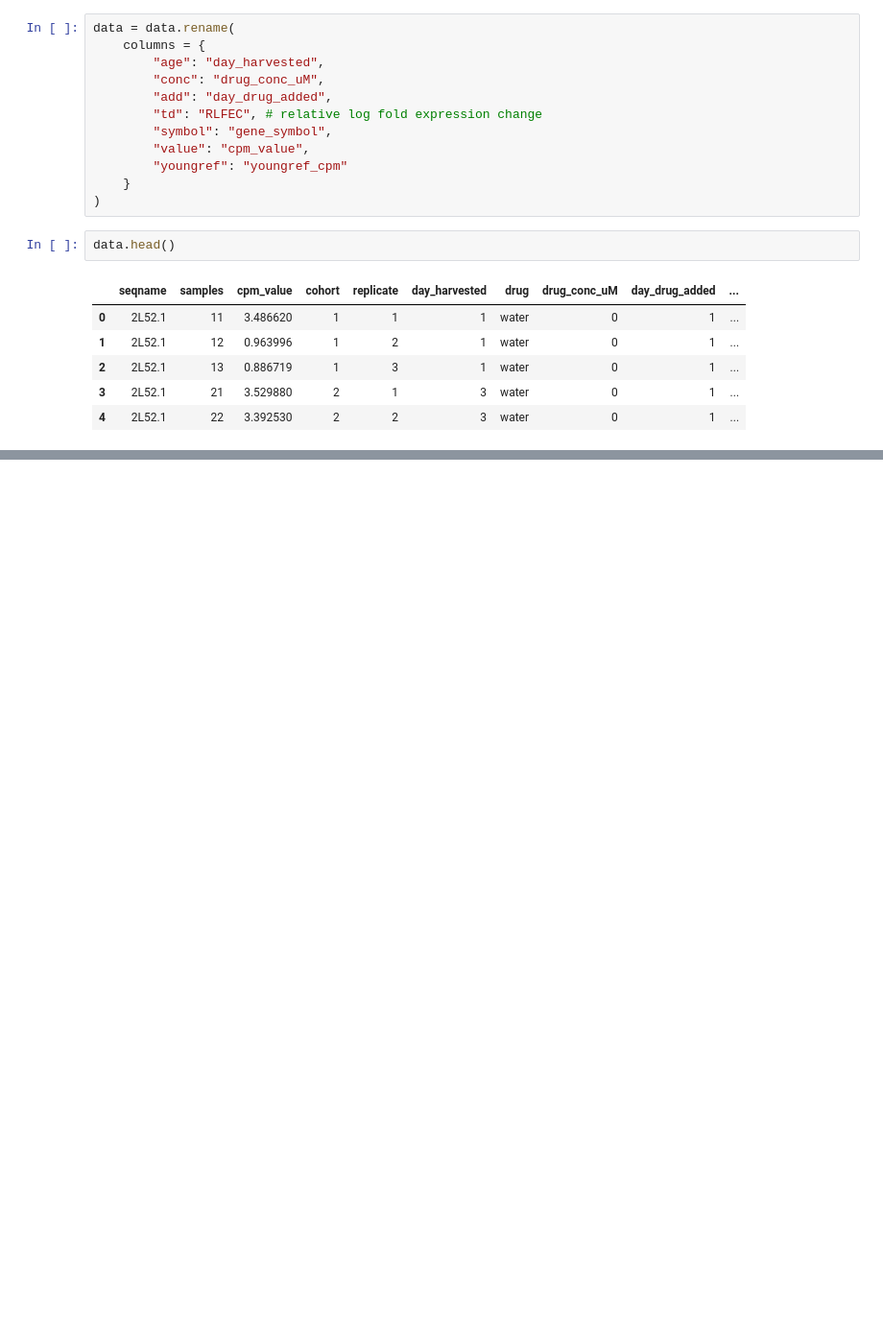
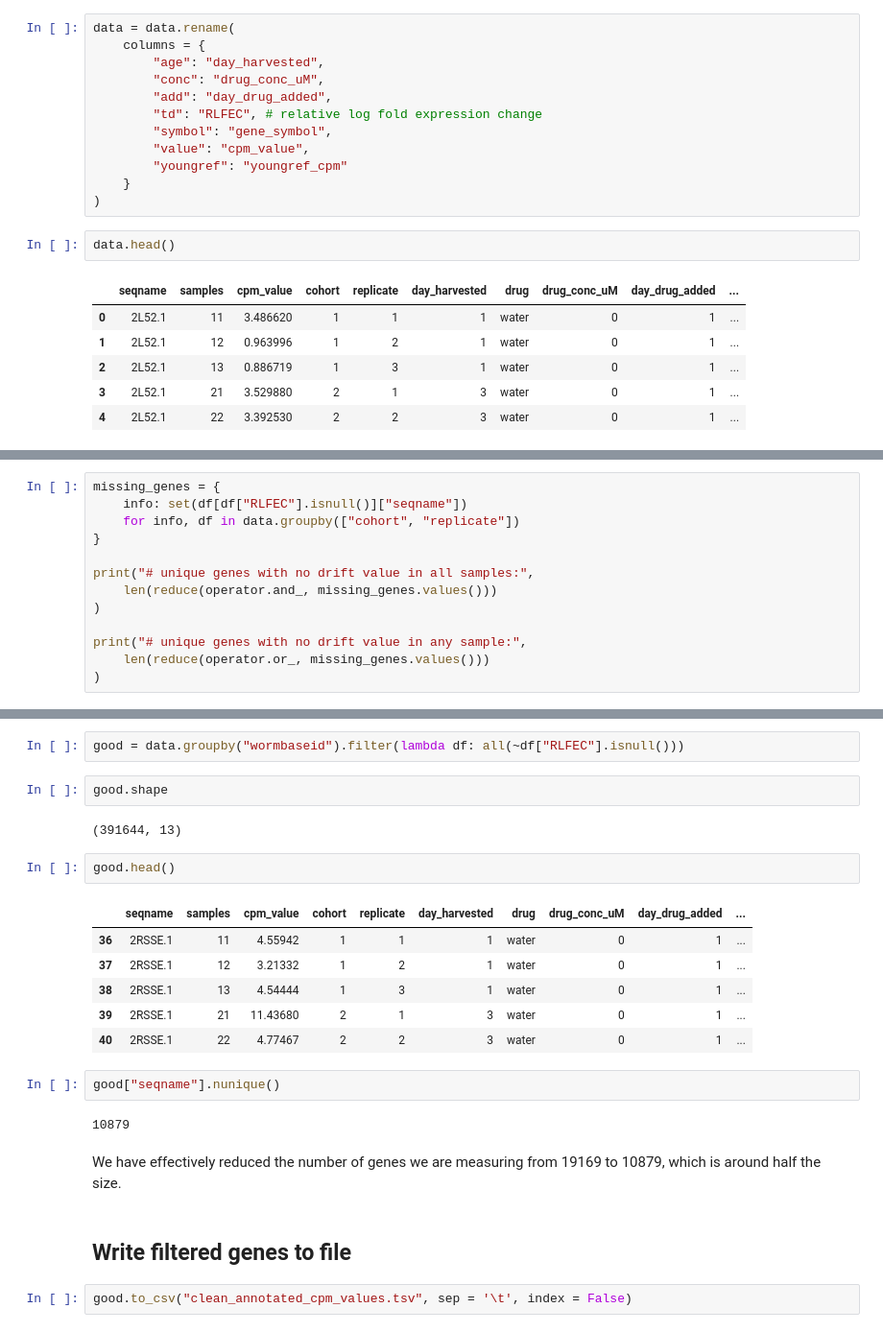
Before and after one commit to veleritas/ageing, a Jupyter notebook: data/PMID26623667/clean_annotated_data.ipynb, the cells around one changed output, grey strips where cells are left out. Shown at 96% size. Cells and saved outputs as stored; diff of their text form; blank space fills up the shorter version.

```diff
--- a/data/PMID26623667/clean_annotated_data.ipynb
+++ b/data/PMID26623667/clean_annotated_data.ipynb
@@ -72,0 +114,13 @@ data.head()
+# %%
+missing_genes = {
+    info: set(df[df["RLFEC"].isnull()]["seqname"])
+    for info, df in data.groupby(["cohort", "replicate"])
+}
+
+print("# unique genes with no drift value in all samples:",
+    len(reduce(operator.and_, missing_genes.values()))
+)
+
+print("# unique genes with no drift value in any sample:",
+    len(reduce(operator.or_, missing_genes.values()))
+)
@@ -72,0 +140,25 @@ data.head()
+# %%
+good = data.groupby("wormbaseid").filter(lambda df: all(~df["RLFEC"].isnull()))
+# %%
+good.shape
+# %% [output]
+(391644, 13)
+# %%
+good.head()
+# %% [output]
+|  | seqname | samples | cpm_value | cohort | replicate | day_harvested | drug | drug_conc_uM | day_drug_added | ... |
+| 36 | 2RSSE.1 | 11 | 4.55942 | 1 | 1 | 1 | water | 0 | 1 | ... |
+| 37 | 2RSSE.1 | 12 | 3.21332 | 1 | 2 | 1 | water | 0 | 1 | ... |
+| 38 | 2RSSE.1 | 13 | 4.54444 | 1 | 3 | 1 | water | 0 | 1 | ... |
+| 39 | 2RSSE.1 | 21 | 11.43680 | 2 | 1 | 3 | water | 0 | 1 | ... |
+| 40 | 2RSSE.1 | 22 | 4.77467 | 2 | 2 | 3 | water | 0 | 1 | ... |
+# %%
+good["seqname"].nunique()
+# %% [output]
+10879
+# %% [markdown]
+We have effectively reduced the number of genes we are measuring from 19169 to 10879, which is around half the size.
+# %% [markdown]
+## Write filtered genes to file
+# %%
+good.to_csv("clean_annotated_cpm_values.tsv", sep = '\t', index = False)
```
Also changed, not shown: parts of 22 cells of this notebook, 3 other files.
